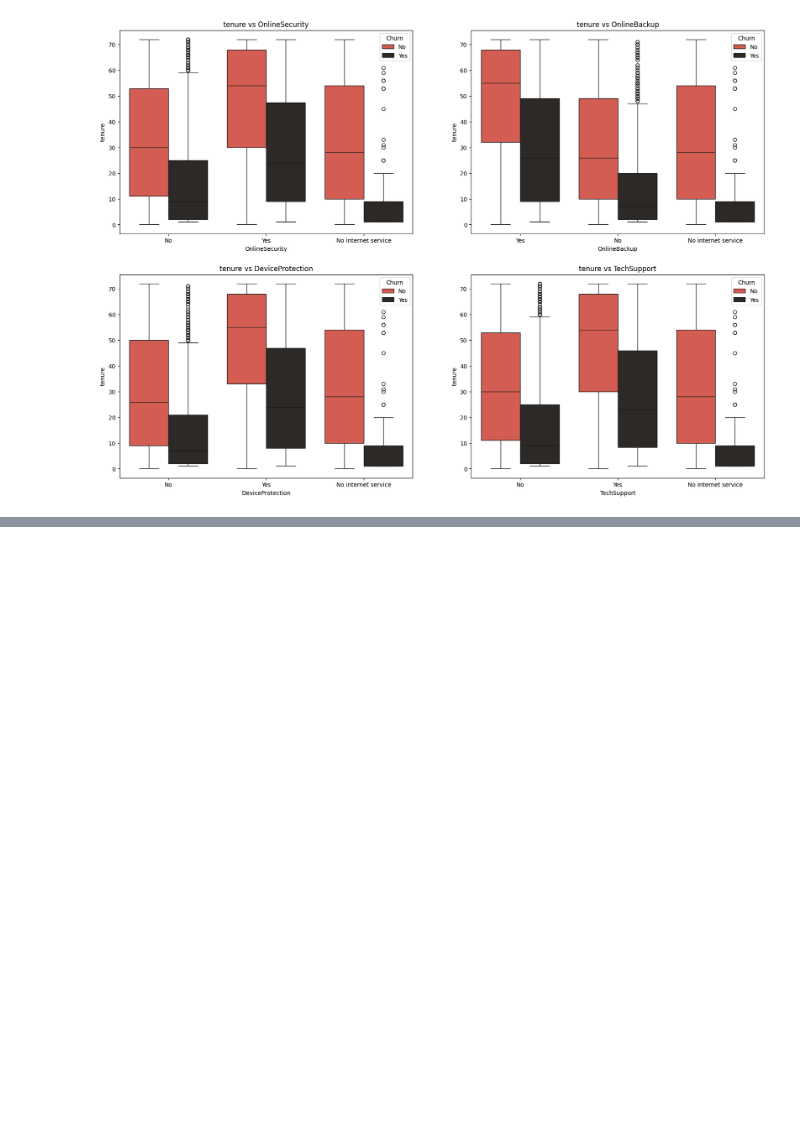
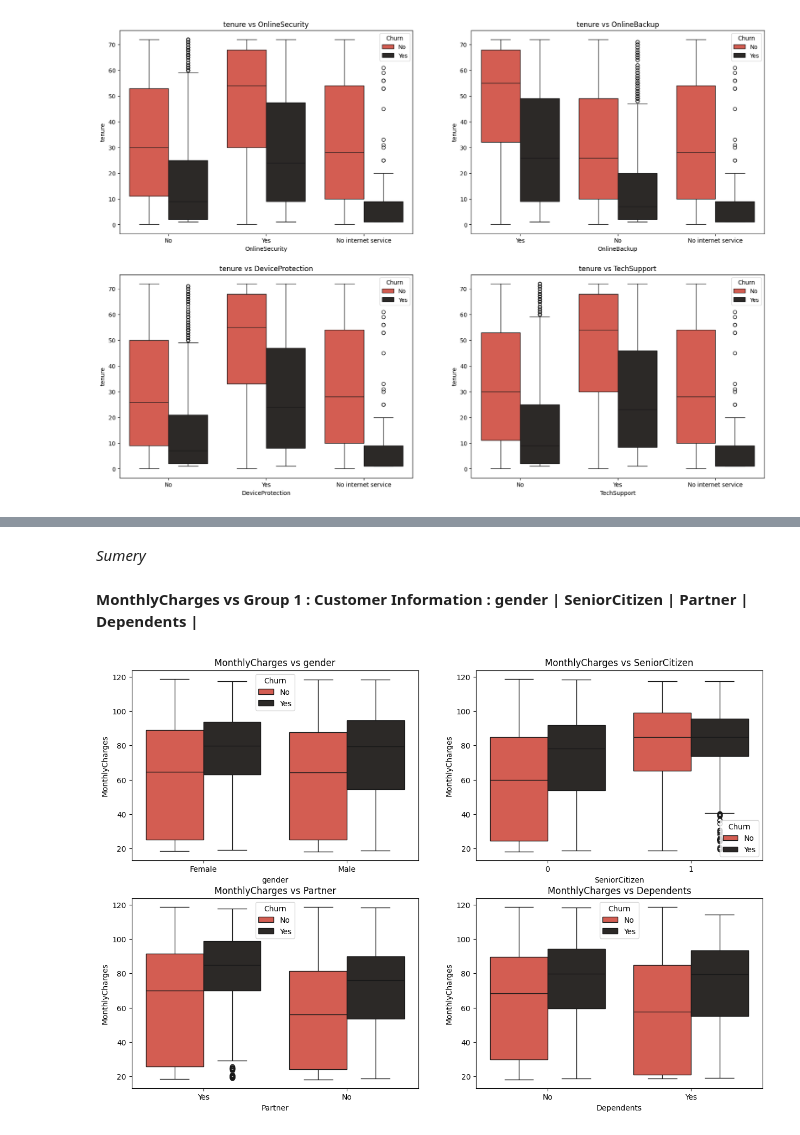
Before and after one commit to Bhupendra-glitch/Customer-Segmentation-Retention, a Jupyter notebook: Telco_Customer_Churn.ipynb, the cells around one changed output, grey strips where cells are left out. Drawn from its saved outputs; the diff is of its cells as text; code cells hidden in the pictures; blank space fills up the shorter version.

```diff
--- a/Telco_Customer_Churn.ipynb
+++ b/Telco_Customer_Churn.ipynb
@@ -651,0 +662,12 @@ for i in range(len(l2[-4:])):
+# %% [markdown]
+*Sumery*
+# %% [markdown]
+**MonthlyCharges vs Group 1 : Customer Information : gender | SeniorCitizen | Partner | Dependents |**
+# %%
+fig = plt.subplots(nrows = 2, ncols = 2, figsize =(15,10))
+for i in range(4):
+  plt.subplot(2,2,i + 1)
+  ax = sns.boxplot(x = l1[i],y = 'MonthlyCharges',data = data,hue = 'Churn',palette = colors);
+  plt.title('MonthlyCharges vs ' + l1[i]);
+# %% [output]
+[figure, added]
```
Also changed, not shown: parts of 31 cells of this notebook.
